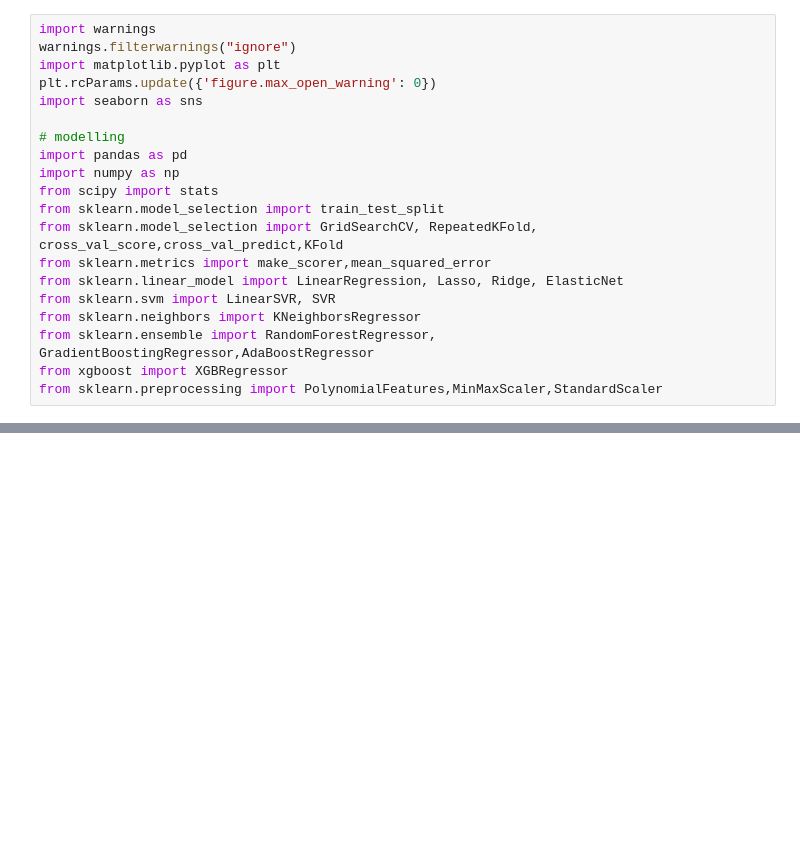
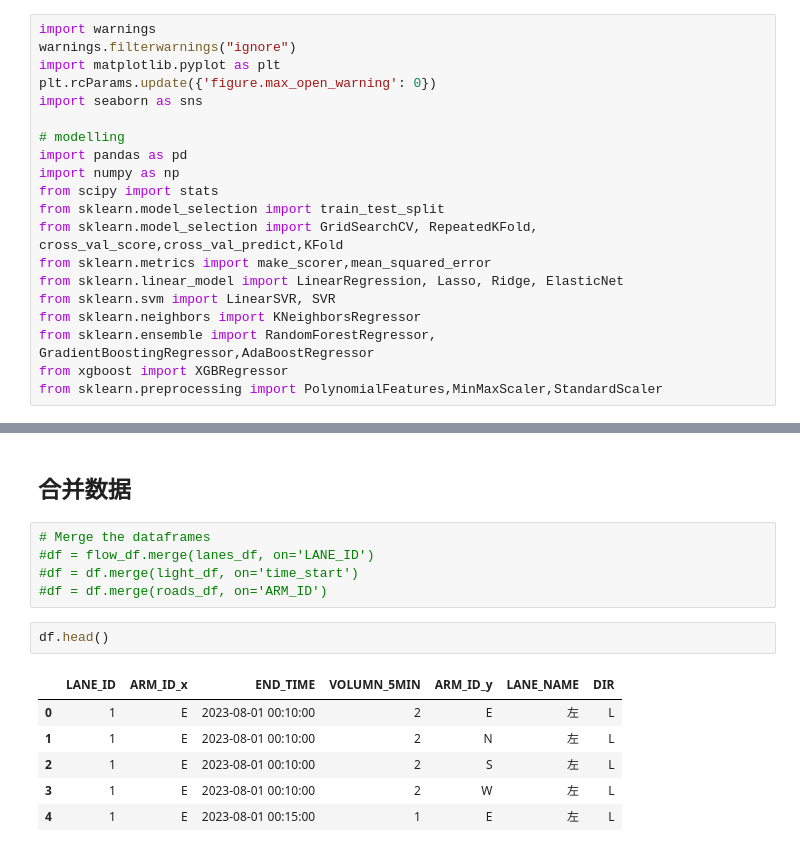
Before and after one commit to Zhou1317fe5/ml-projects, a Jupyter notebook: SEED2023/ITS_Preliminary.ipynb, the cells around one changed output, grey strips where cells are left out. Saved outputs shown, nothing was run; the diff lists cells and outputs as text; blank space fills up the shorter version.

```diff
--- a/SEED2023/ITS_Preliminary.ipynb
+++ b/SEED2023/ITS_Preliminary.ipynb
@@ -63,0 +221,16 @@ flow.head()
+# %% [markdown]
+## 合并数据
+# %%
+# Merge the dataframes
+#df = flow_df.merge(lanes_df, on='LANE_ID')
+#df = df.merge(light_df, on='time_start')
+#df = df.merge(roads_df, on='ARM_ID')
+# %%
+df.head()
+# %% [output]
+|  | LANE_ID | ARM_ID_x | END_TIME | VOLUMN_5MIN | ARM_ID_y | LANE_NAME | DIR |
+| 0 | 1 | E | 2023-08-01 00:10:00 | 2 | E | 左 | L |
+| 1 | 1 | E | 2023-08-01 00:10:00 | 2 | N | 左 | L |
+| 2 | 1 | E | 2023-08-01 00:10:00 | 2 | S | 左 | L |
+| 3 | 1 | E | 2023-08-01 00:10:00 | 2 | W | 左 | L |
+| 4 | 1 | E | 2023-08-01 00:15:00 | 1 | E | 左 | L |
```
Also changed, not shown: parts of 27 cells of this notebook, 2 other files.
